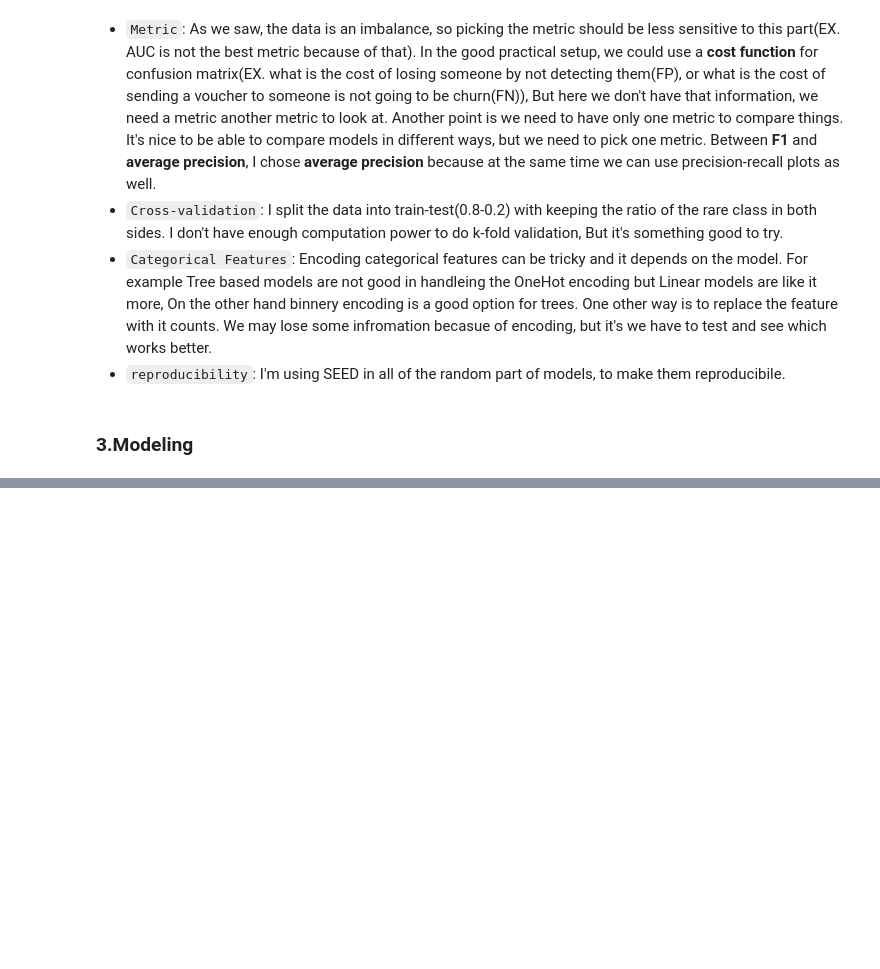
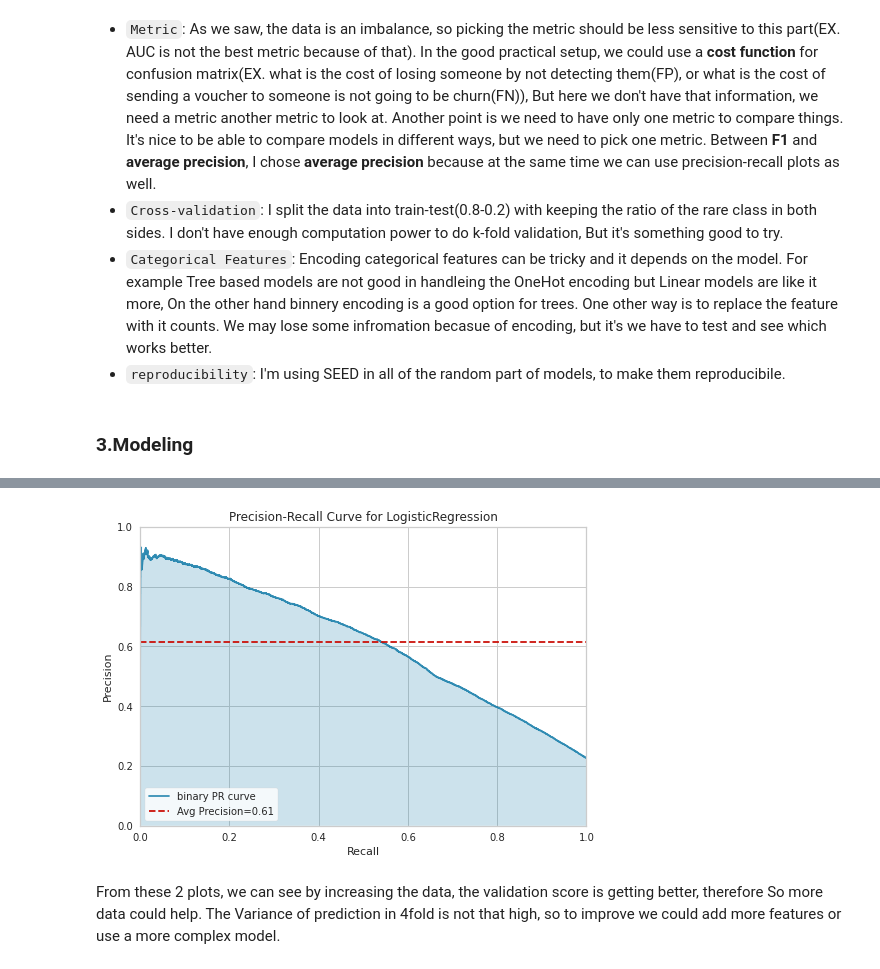
Before and after one commit to hadi-gharibi/oreh_yreviled, a Jupyter notebook: notebooks/03-modeling.ipynb, the cells around one changed output, grey strips where cells are left out. Saved outputs shown, nothing was run; the diff lists cells and outputs as text; code cells hidden in the pictures; blank space fills up the shorter version.

```diff
--- a/notebooks/03-modeling.ipynb
+++ b/notebooks/03-modeling.ipynb
@@ -48,0 +93,6 @@ X_train.shape
+# %%
+pr_plot(model, lr_data)
+# %% [output]
+[figure, added]
+# %% [markdown]
+From these 2 plots, we can see by increasing the data, the validation score is getting better, therefore So more data could help. The Variance of prediction in 4fold is not that high, so to improve we could add more features or use a more complex model.
```
Also changed, not shown: parts of 12 cells of this notebook.
